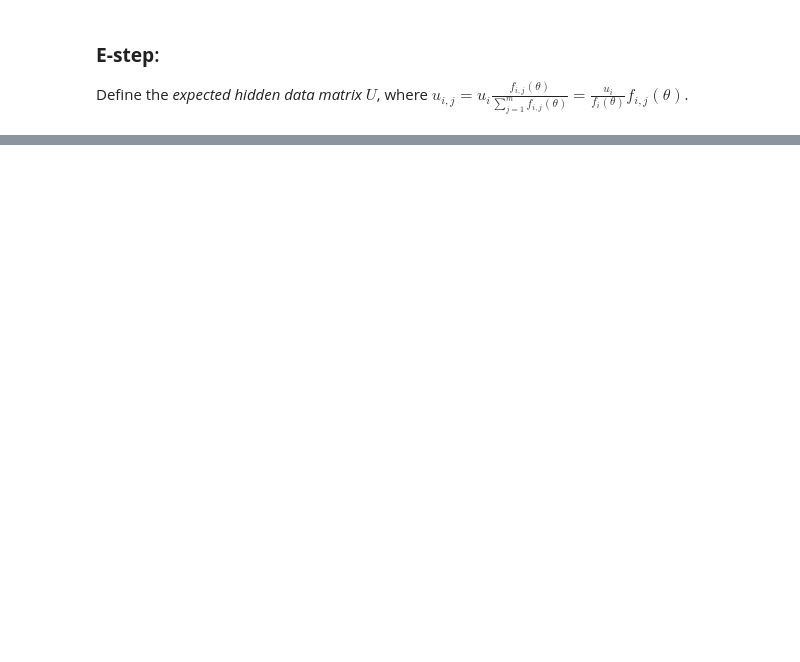
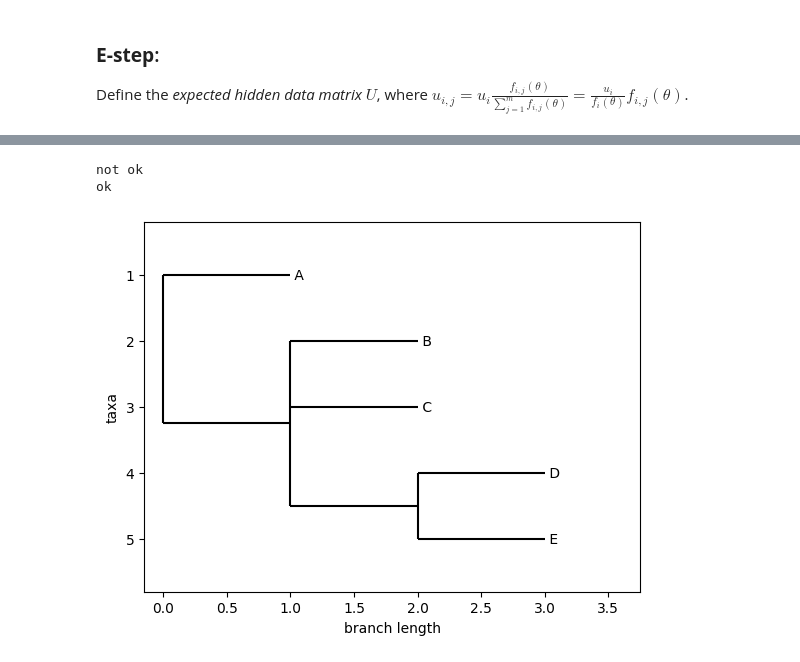
Before and after one commit to adriadieguez/TFG, a Jupyter notebook: EM.ipynb, the cells around one changed output, grey strips where cells are left out. Saved outputs shown, nothing was run; the diff lists cells and outputs as text; code cells hidden in the pictures; blank space fills up the shorter version.

```diff
--- a/EM.ipynb
+++ b/EM.ipynb
@@ -200,0 +258,13 @@ assert (len(u_i) == len(sorted_combinations))
+# %%
+if '0101' in u_i:
+    print('ok')
+else:
+    print('not ok')
+
+if '0000' in u_i:
+    print('ok')
+else:
+    print('not ok')
+# %% [output]
+not ok
+ok
@@ -200,0 +286,10 @@ assert (len(u_i) == len(sorted_combinations))
+# %%
+
+newick_tree = "(A,(B,C,(D,E)));"
+tree = Phylo.read(StringIO(newick_tree), "newick")
+
+Phylo.draw(tree)
+
+net = Phylo.to_networkx(tree) # to graph
+# %% [output]
+[figure, added]
```
Also changed, not shown: parts of 11 cells of this notebook.
